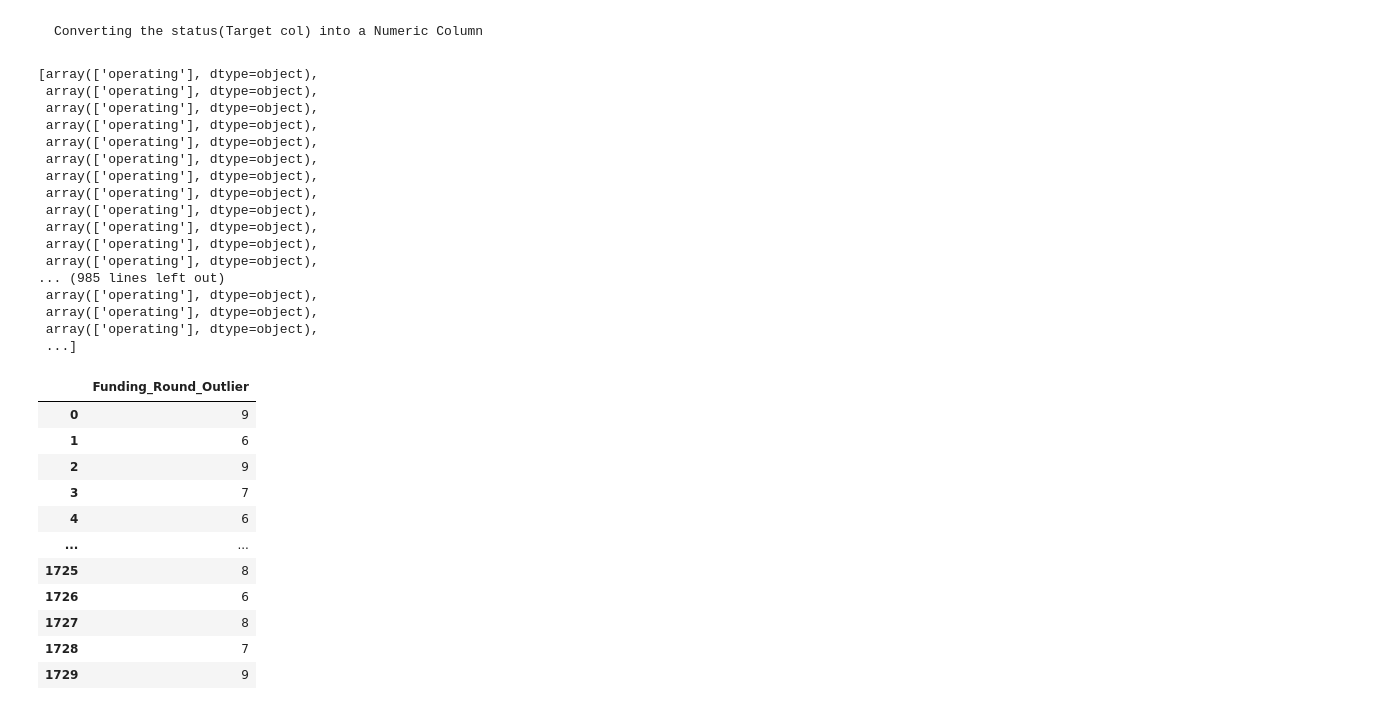
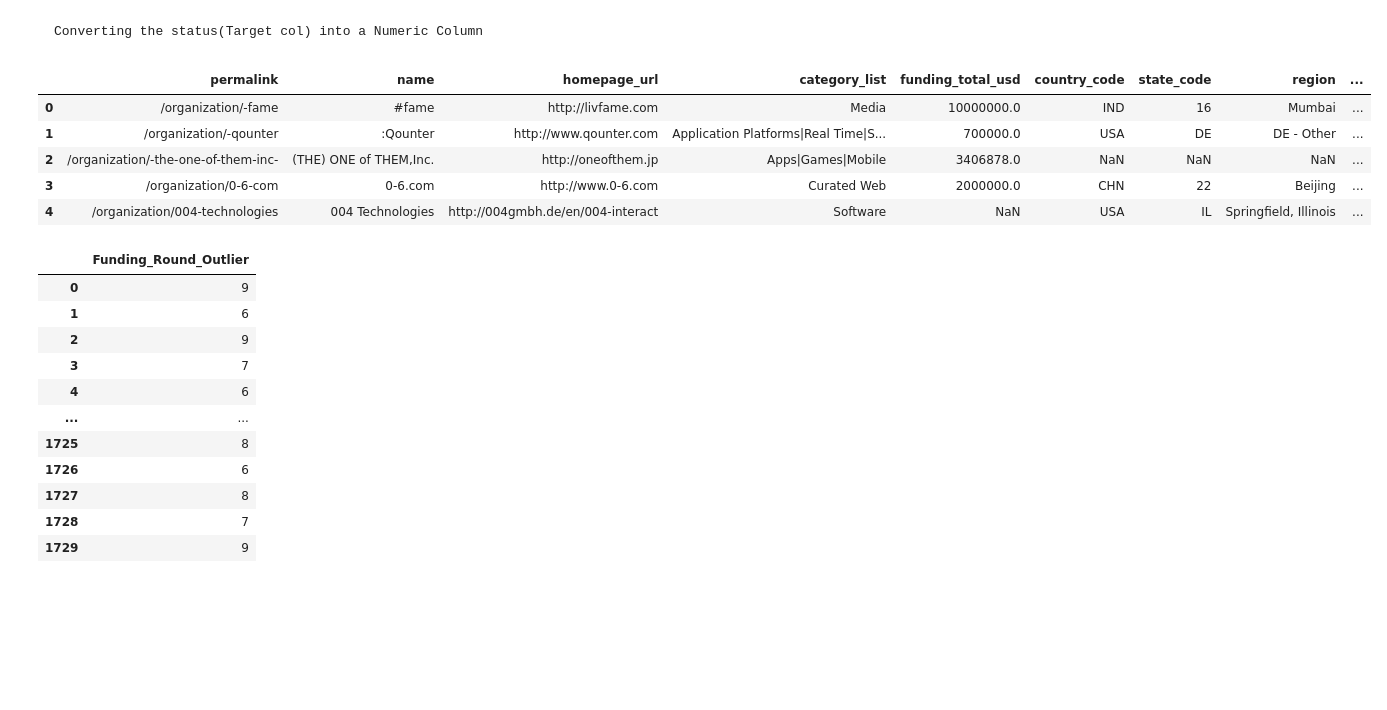
Before and after one commit to inder-dev-pro/EDA-Mark_Keith, a Jupyter notebook: Startup_Prediction.ipynb, the cells around one changed output. Cells and saved outputs as stored; diff of their text form; code cells hidden in the pictures; blank space fills up the shorter version.

````diff
--- a/Startup_Prediction.ipynb
+++ b/Startup_Prediction.ipynb
@@ -93,31 +87,22 @@ plt.show()
 ```
 Converting the status(Target col) into a Numeric Column
 ```
-# %%
-one_hot_encoding=OneHotEncoder()
-feature_names=one_hot_encoding.get_feature_names_out(df.status)
-one_hot_encoding.categories_
-np.unique(feature_names )
-status_encoded=one_hot_encoding.fit_transform([df.status])
-status_encoded
-# %% [output]
-[array(['operating'], dtype=object),
- array(['operating'], dtype=object),
- array(['operating'], dtype=object),
- array(['operating'], dtype=object),
- array(['operating'], dtype=object),
- array(['operating'], dtype=object),
- array(['operating'], dtype=object),
- array(['operating'], dtype=object),
- array(['operating'], dtype=object),
- array(['operating'], dtype=object),
- array(['operating'], dtype=object),
- array(['operating'], dtype=object),
-... (985 lines left out)
- array(['operating'], dtype=object),
- array(['operating'], dtype=object),
- array(['operating'], dtype=object),
- ...]
+# %%
+one_hot_encoding=OneHotEncoder()
+one_hot_encoding.fit(df[['status']])
+feature_names=one_hot_encoding.get_feature_names_out(['status'])
+status_encoded=one_hot_encoding.transform(df[['status']]).toarray()
+status_encoded_df=pd.DataFrame(status_encoded, columns=feature_names)
+df=df.drop(axis=1, columns='status')
+df=pd.concat([df,status_encoded_df], axis=1)
+df.head(5)
+# %% [output]
+|  | permalink | name | homepage_url | category_list | funding_total_usd | country_code | state_code | region | ... |
+| 0 | /organization/-fame | #fame | http://livfame.com | Media | 10000000.0 | IND | 16 | Mumbai | ... |
+| 1 | /organization/-qounter | :Qounter | http://www.qounter.com | Application Platforms|Real Time|S... | 700000.0 | USA | DE | DE - Other | ... |
+| 2 | /organization/-the-one-of-them-inc- | (THE) ONE of THEM,Inc. | http://oneofthem.jp | Apps|Games|Mobile | 3406878.0 | NaN | NaN | NaN | ... |
+| 3 | /organization/0-6-com | 0-6.com | http://www.0-6.com | Curated Web | 2000000.0 | CHN | 22 | Beijing | ... |
+| 4 | /organization/004-technologies | 004 Technologies | http://004gmbh.de/en/004-interact | Software | NaN | USA | IL | Springfield, Illinois | ... |
 # %%
 outlier=[]
 def outlier_detection(data):
````
Also changed, not shown: parts of 4 cells of this notebook.
